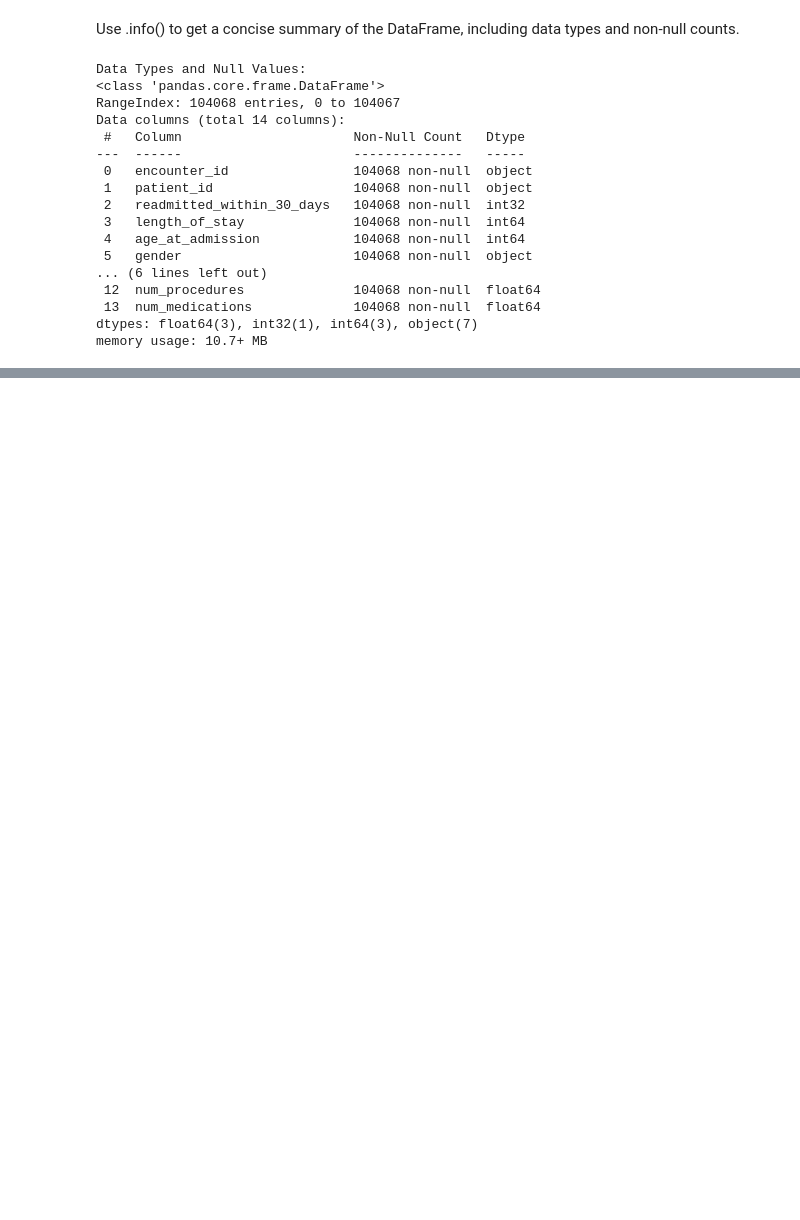
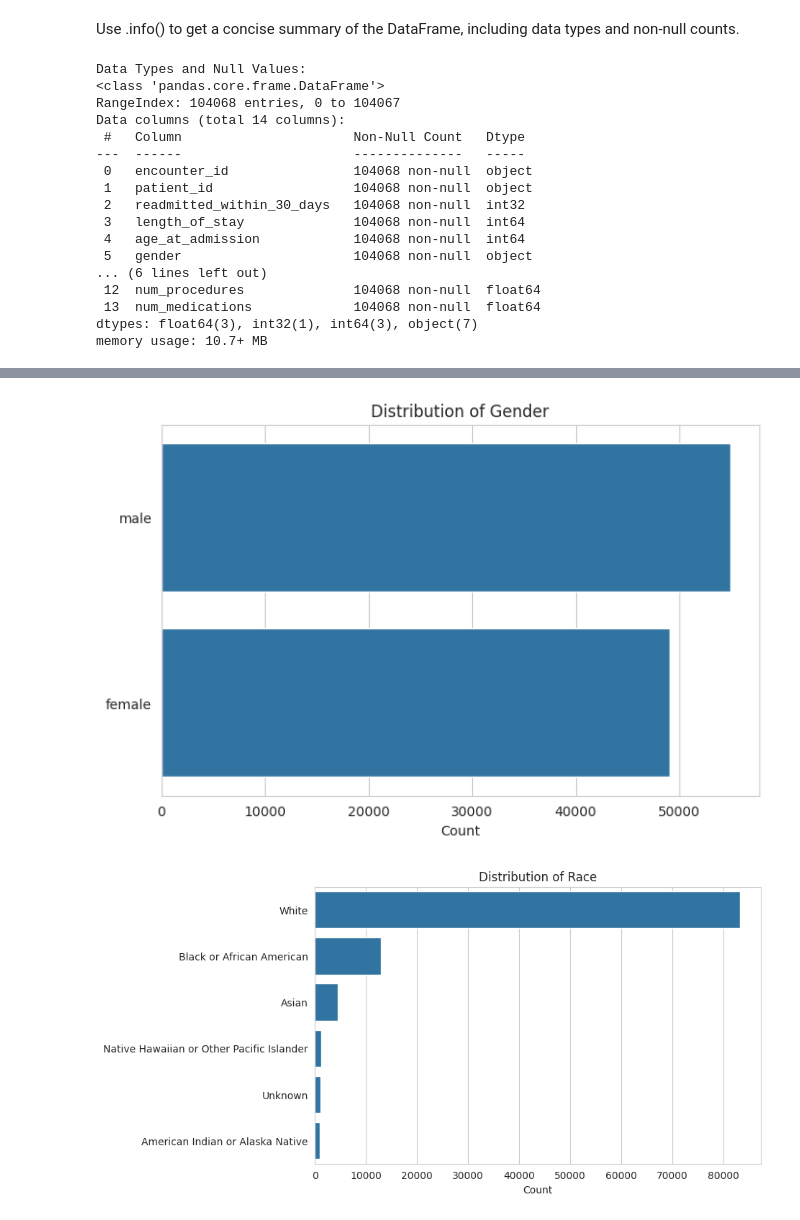
Before and after one commit to ca34525/TexasReadmissionRiskAPI, a Jupyter notebook: notebooks/4 EDA.ipynb, the cells around one changed output, grey strips where cells are left out. Cells and saved outputs as stored; diff of their text form; code cells hidden in the pictures; blank space fills up the shorter version.

```diff
--- a/notebooks/4 EDA.ipynb
+++ b/notebooks/4 EDA.ipynb
@@ -59,0 +120,14 @@ memory usage: 10.7+ MB
+# %%
+# --- Categorical Features ---
+categorical_features = ['gender', 'race', 'marital_status']
+
+for col in categorical_features:
+    plt.figure(figsize=(8, 5))
+    sns.countplot(y=col, data=df, order=df[col].value_counts().index)
+    plt.title(f'Distribution of {col.replace("_", " ").title()}')
+    plt.xlabel('Count')
+    plt.ylabel('')
+    plt.show()
+# %% [output]
+[figure, added]
+[figure, added]
```
Also changed, not shown: parts of 16 cells of this notebook, 1 other file.
